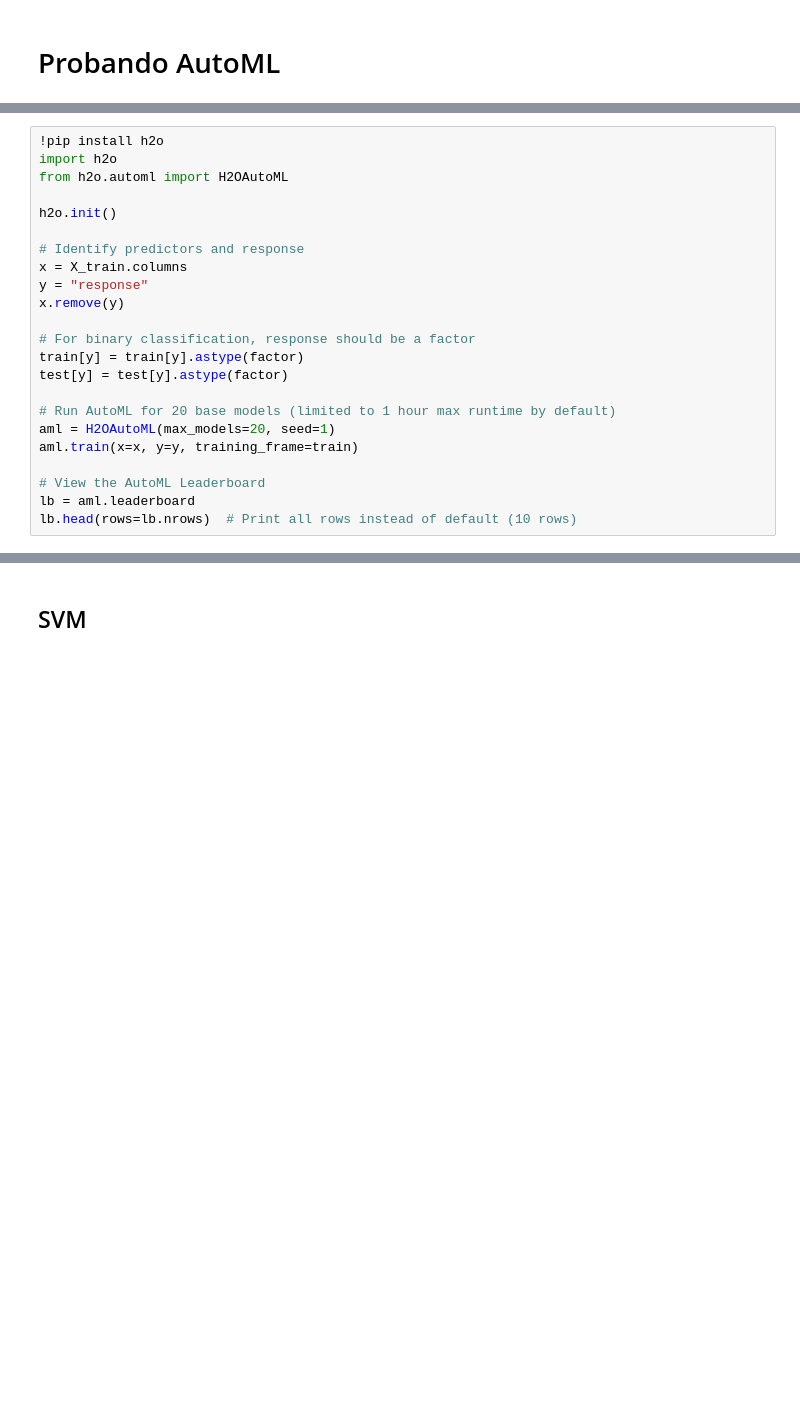
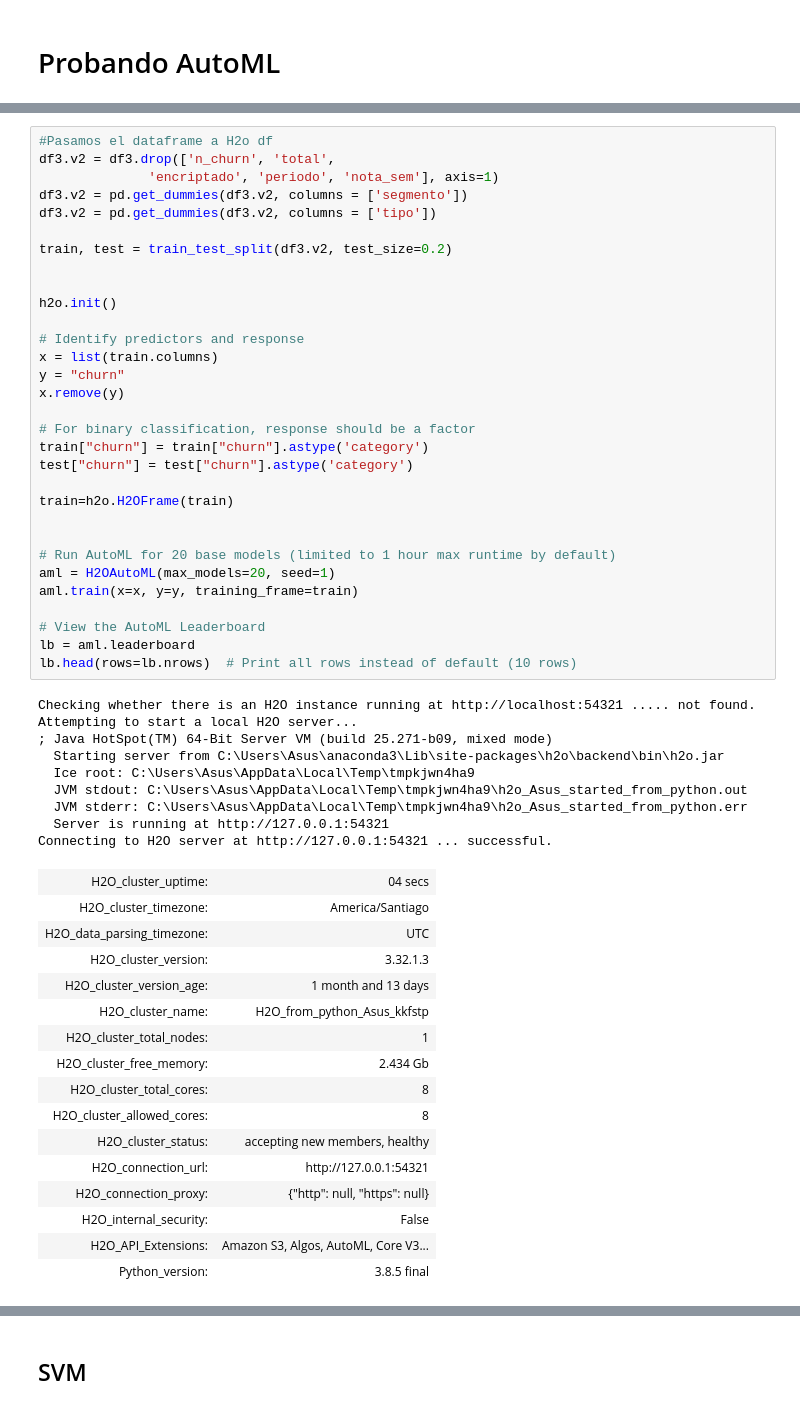
Before and after one commit to felipejorqueradiaz/Entel---Customer-Experience, a Jupyter notebook: Preprocesamiento.ipynb, the cells around one changed output, grey strips where cells are left out. Cells and saved outputs as stored; diff of their text form; blank space fills up the shorter version.

```diff
--- a/Preprocesamiento.ipynb
+++ b/Preprocesamiento.ipynb
@@ -177,23 +203,57 @@ X_train, X_test, y_train, y_test = train_test_split(X_resampled, y_resampled, te
 # %%
-!pip install h2o
-import h2o
-from h2o.automl import H2OAutoML
+#Pasamos el dataframe a H2o df
+df3.v2 = df3.drop(['n_churn', 'total',
+              'encriptado', 'periodo', 'nota_sem'], axis=1)
+df3.v2 = pd.get_dummies(df3.v2, columns = ['segmento'])
+df3.v2 = pd.get_dummies(df3.v2, columns = ['tipo'])
+
+train, test = train_test_split(df3.v2, test_size=0.2)
+
 
 h2o.init()
 
 # Identify predictors and response
-x = X_train.columns
-y = "response"
+x = list(train.columns)
+y = "churn"
 x.remove(y)
 
 # For binary classification, response should be a factor
-train[y] = train[y].astype(factor)
-test[y] = test[y].astype(factor)
+train["churn"] = train["churn"].astype('category')
+test["churn"] = test["churn"].astype('category')
+
+train=h2o.H2OFrame(train)
+
 
 # Run AutoML for 20 base models (limited to 1 hour max runtime by default)
 aml = H2OAutoML(max_models=20, seed=1)
 aml.train(x=x, y=y, training_frame=train)
 
 # View the AutoML Leaderboard
 lb = aml.leaderboard
 lb.head(rows=lb.nrows)  # Print all rows instead of default (10 rows)
+# %% [output]
+Checking whether there is an H2O instance running at http://localhost:54321 ..... not found.
+Attempting to start a local H2O server...
+; Java HotSpot(TM) 64-Bit Server VM (build 25.271-b09, mixed mode)
+  Starting server from C:\Users\Asus\anaconda3\Lib\site-packages\h2o\backend\bin\h2o.jar
+  Ice root: C:\Users\Asus\AppData\Local\Temp\tmpkjwn4ha9
+  JVM stdout: C:\Users\Asus\AppData\Local\Temp\tmpkjwn4ha9\h2o_Asus_started_from_python.out
+  JVM stderr: C:\Users\Asus\AppData\Local\Temp\tmpkjwn4ha9\h2o_Asus_started_from_python.err
+  Server is running at http://127.0.0.1:54321
+Connecting to H2O server at http://127.0.0.1:54321 ... successful.
+| H2O_cluster_uptime: | 04 secs |
+| H2O_cluster_timezone: | America/Santiago |
+| H2O_data_parsing_timezone: | UTC |
+| H2O_cluster_version: | 3.32.1.3 |
+| H2O_cluster_version_age: | 1 month and 13 days |
+| H2O_cluster_name: | H2O_from_python_Asus_kkfstp |
+| H2O_cluster_total_nodes: | 1 |
+| H2O_cluster_free_memory: | 2.434 Gb |
+| H2O_cluster_total_cores: | 8 |
+| H2O_cluster_allowed_cores: | 8 |
+| H2O_cluster_status: | accepting new members, healthy |
+| H2O_connection_url: | http://127.0.0.1:54321 |
+| H2O_connection_proxy: | {"http": null, "https": null} |
+| H2O_internal_security: | False |
+| H2O_API_Extensions: | Amazon S3, Algos, AutoML, Core V3... |
+| Python_version: | 3.8.5 final |
```
Also changed, not shown: parts of 13 cells of this notebook.
